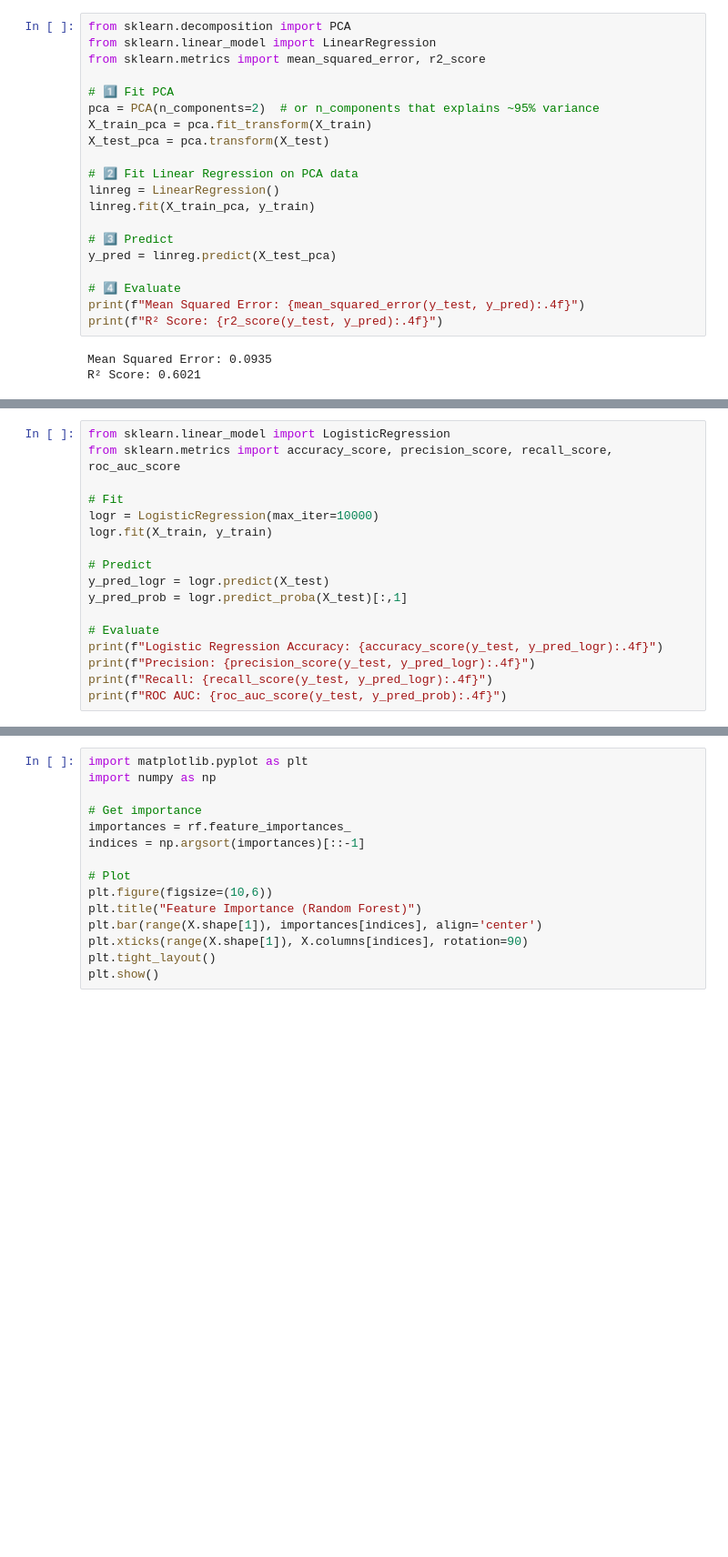
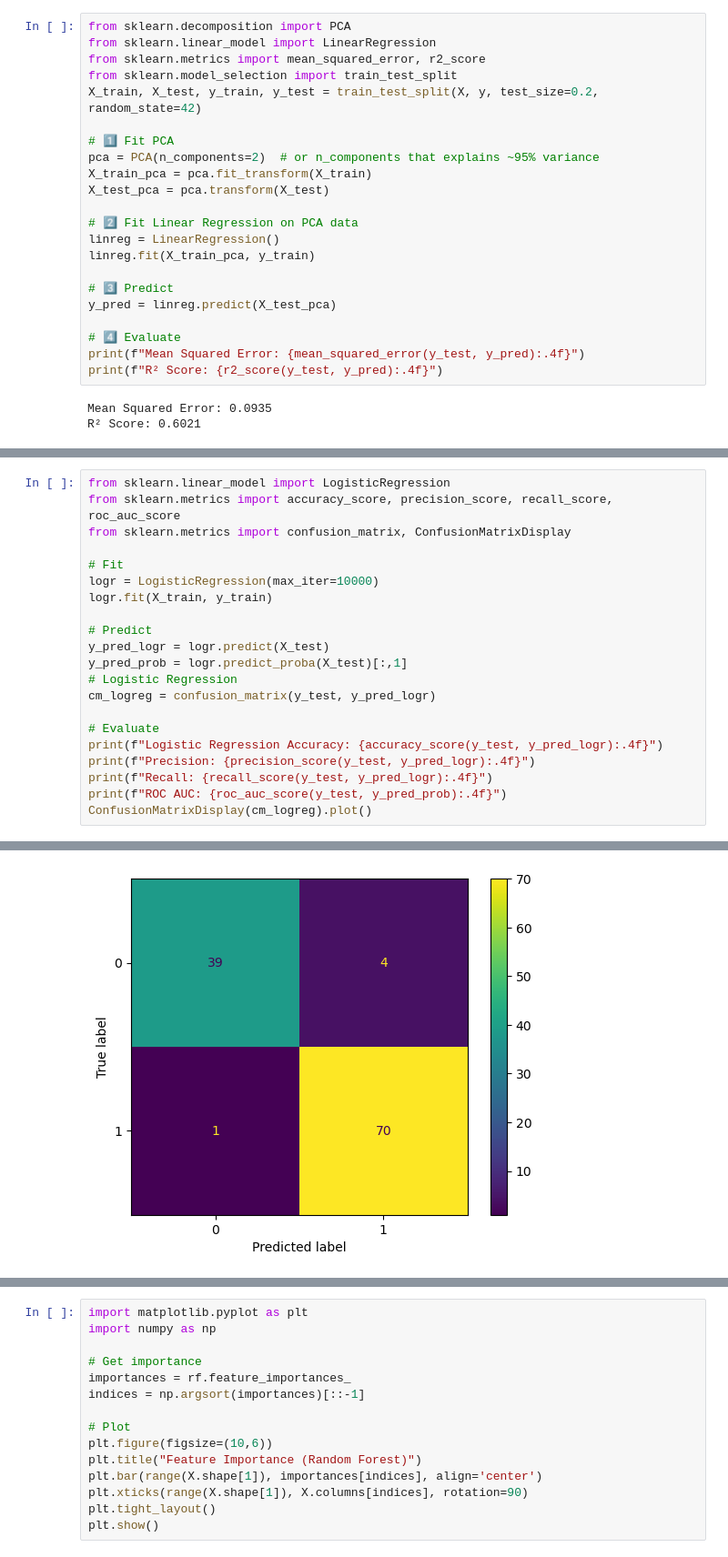
Before and after one commit to kumsquare/BreastCancer, a Jupyter notebook: MLMiniProject.ipynb, the cells around one changed output, grey strips where cells are left out. Shown: that part at 91% size. Drawn from its saved outputs; the diff is of its cells as text; blank space fills up the shorter version.

```diff
--- a/MLMiniProject.ipynb
+++ b/MLMiniProject.ipynb
@@ -58,6 +52,8 @@ X_test_pca = pca.transform(X_test)
 from sklearn.decomposition import PCA
 from sklearn.linear_model import LinearRegression
 from sklearn.metrics import mean_squared_error, r2_score
+from sklearn.model_selection import train_test_split
+X_train, X_test, y_train, y_test = train_test_split(X, y, test_size=0.2, random_state=42)
 
 # 1️⃣ Fit PCA
 pca = PCA(n_components=2)  # or n_components that explains ~95% variance
@@ -84,6 +76,7 @@ Polynomial Regression (deg 2) R^2: -118.7567
 # %%
 from sklearn.linear_model import LogisticRegression
 from sklearn.metrics import accuracy_score, precision_score, recall_score, roc_auc_score
+from sklearn.metrics import confusion_matrix, ConfusionMatrixDisplay
 
 # Fit
 logr = LogisticRegression(max_iter=10000)
@@ -92,12 +85,15 @@ logr.fit(X_train, y_train)
 # Predict
 y_pred_logr = logr.predict(X_test)
 y_pred_prob = logr.predict_proba(X_test)[:,1]
+# Logistic Regression
+cm_logreg = confusion_matrix(y_test, y_pred_logr)
 
 # Evaluate
 print(f"Logistic Regression Accuracy: {accuracy_score(y_test, y_pred_logr):.4f}")
 print(f"Precision: {precision_score(y_test, y_pred_logr):.4f}")
 print(f"Recall: {recall_score(y_test, y_pred_logr):.4f}")
 print(f"ROC AUC: {roc_auc_score(y_test, y_pred_prob):.4f}")
+ConfusionMatrixDisplay(cm_logreg).plot()
 # %% [output]
 Logistic Regression Accuracy: 0.9561
 Precision: 0.9459
@@ -105,0 +103 @@ ROC AUC: 0.9977
+[figure, added]
```
Also changed, not shown: parts of 14 cells of this notebook.
